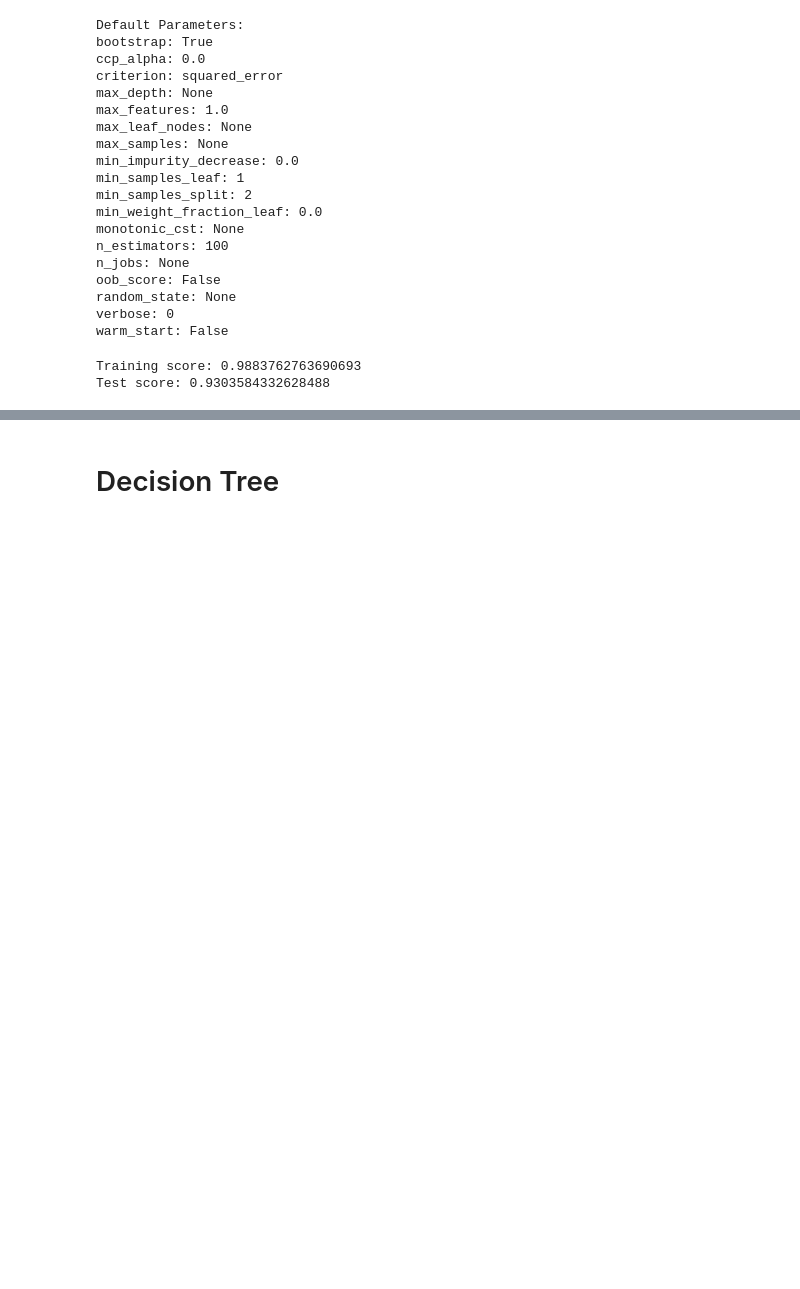
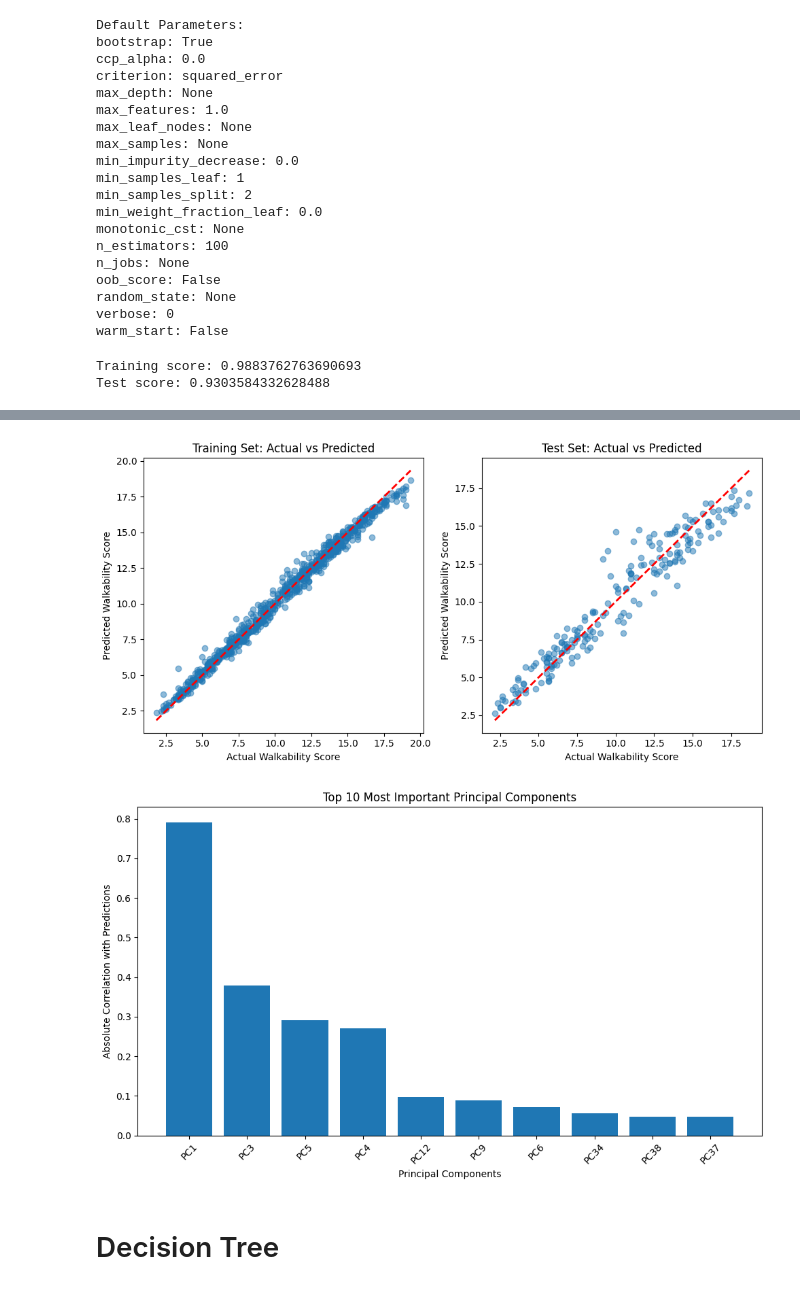
Before and after one commit to DSP557-ResearchCapstoneURI/CapstoneProject, a Jupyter notebook: Capstone.ipynb, the cells around one changed output, grey strips where cells are left out. Saved outputs shown, nothing was run; the diff lists cells and outputs as text; code cells hidden in the pictures; blank space fills up the shorter version.

```diff
--- a/Capstone.ipynb
+++ b/Capstone.ipynb
@@ -500,0 +574,3 @@ Test score: 0.9303584332628488
+# %%
+grid_search.fit(X_train_preprocessed, y_train)
+print("Test set score: {:.2f}".format(grid_search.score(X_test_preprocessed, y_test)))
@@ -501,2 +672,44 @@ Test score: 0.9303584332628488
+# %%
+# Visualize actual vs predicted values
+plt.figure(figsize=(10, 5))
+
+# Training set
+plt.subplot(1, 2, 1)
+plt.scatter(y_train, y_train_pred, alpha=0.5)
+plt.plot([y_train.min(), y_train.max()], [y_train.min(), y_train.max()], 'r--', lw=2)
+plt.xlabel('Actual Walkability Score')
+plt.ylabel('Predicted Walkability Score')
+plt.title('Training Set: Actual vs Predicted')
+
+# Test set
+plt.subplot(1, 2, 2)
+plt.scatter(y_test, y_test_pred, alpha=0.5)
+plt.plot([y_test.min(), y_test.max()], [y_test.min(), y_test.max()], 'r--', lw=2)
+plt.xlabel('Actual Walkability Score')
+plt.ylabel('Predicted Walkability Score')
+plt.title('Test Set: Actual vs Predicted')
+
+plt.tight_layout()
+plt.show()
+
+# Feature importance through correlation with predictions
+pred_importance = pd.DataFrame({
+    'PC': [f'PC{i+1}' for i in range(X_train_pca.shape[1])],
+    'Correlation': [np.corrcoef(X_train_pca[:, i], y_train_pred)[0, 1] for i in range(X_train_pca.shape[1])]
+})
+pred_importance = pred_importance.sort_values('Correlation', key=abs, ascending=False)
+
+# visualize top 10 most important features
+plt.figure(figsize=(10, 6))
+plt.bar(range(10), abs(pred_importance['Correlation'][:10]))
+plt.xticks(range(10), pred_importance['PC'][:10], rotation=45)
+plt.xlabel('Principal Components')
+plt.ylabel('Absolute Correlation with Predictions')
+plt.title('Top 10 Most Important Principal Components')
+plt.tight_layout()
+plt.show()
+# %% [output]
+[figure, added]
+[figure, added]
 # %% [markdown]
 # Decision Tree
```
Also changed, not shown: parts of 30 cells of this notebook.
